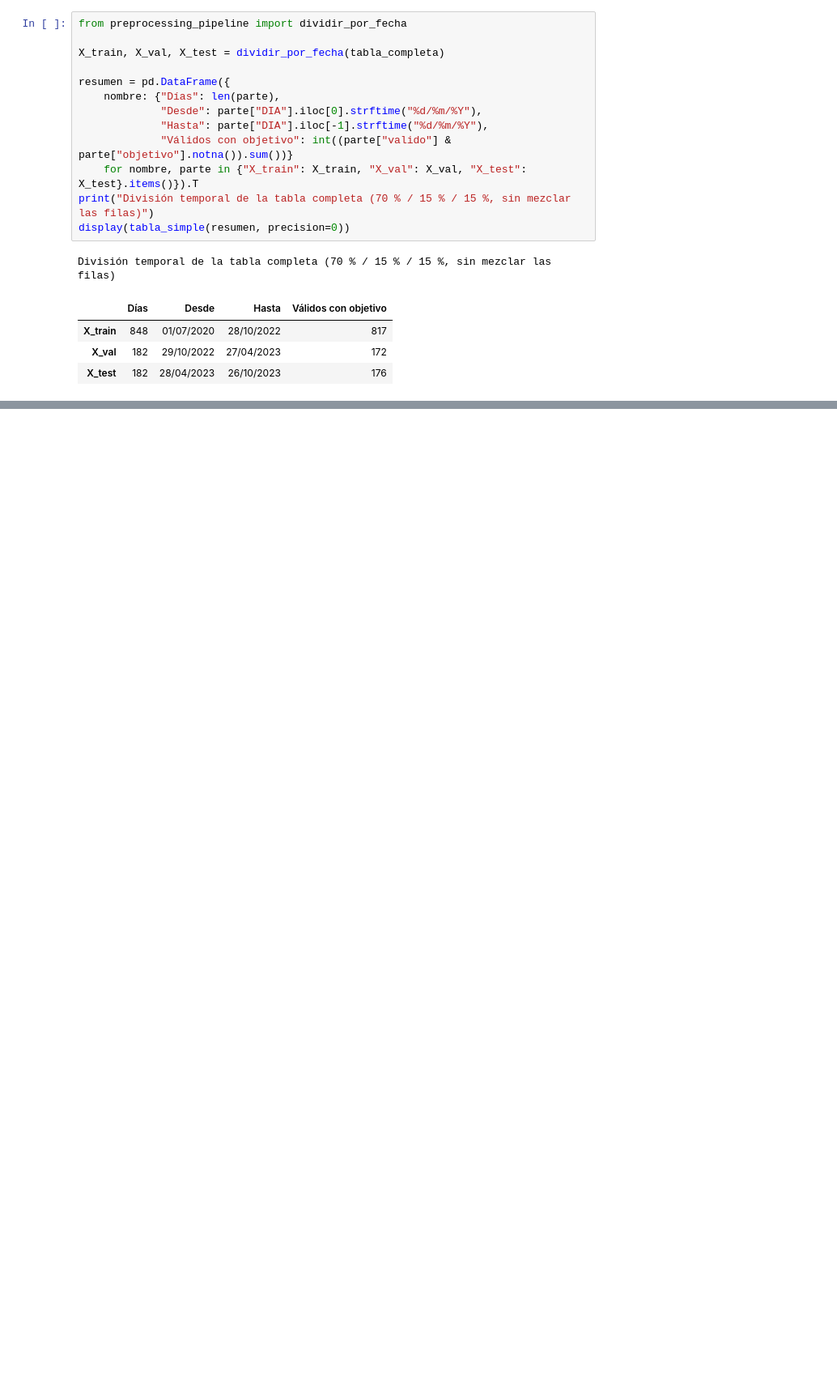
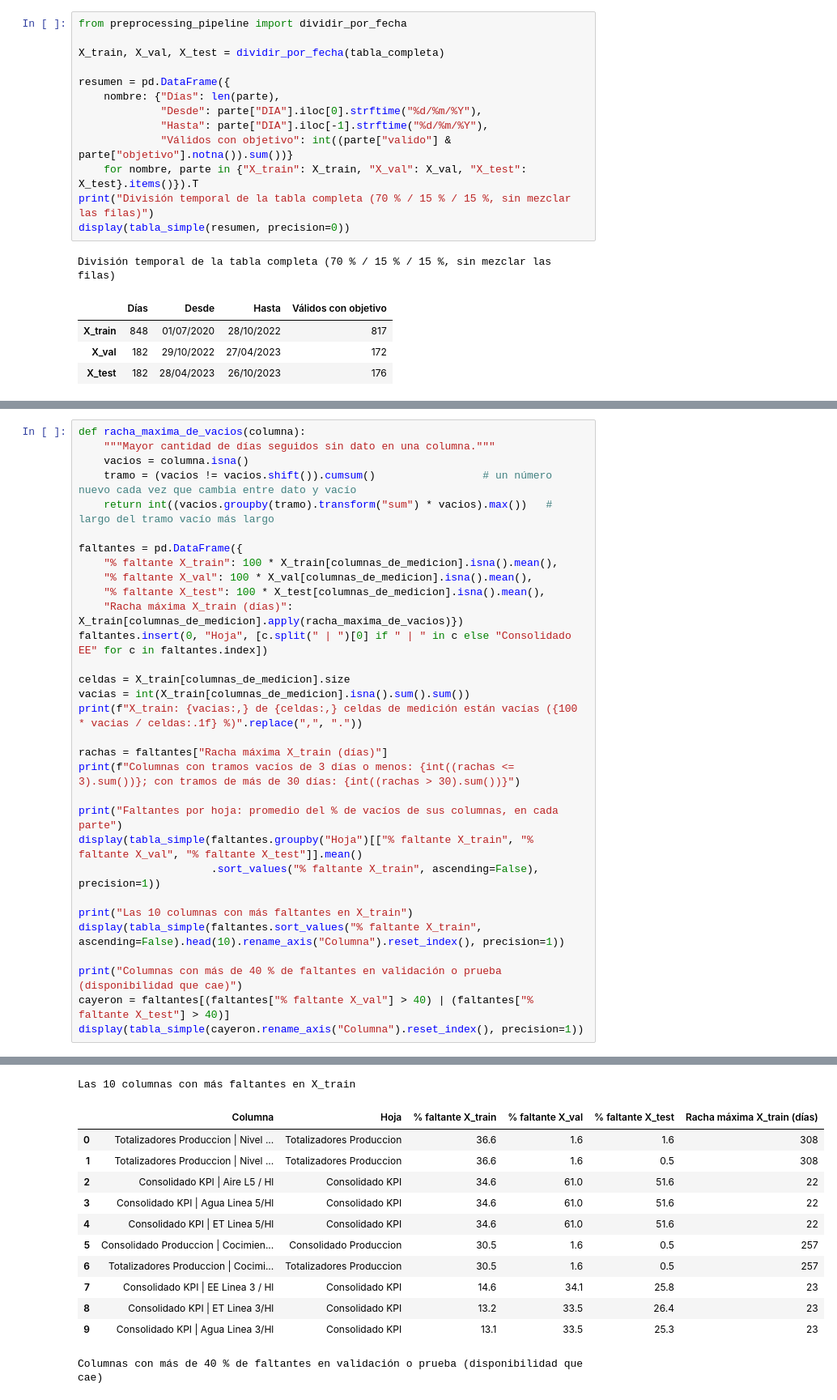
Before and after one commit to AlesioRios/Trabajo-Practico-Final-LD2, a Jupyter notebook: notebooks/preprocesamiento.ipynb, the cells around one changed output, grey strips where cells are left out. Shown at 81% size. Cells and saved outputs as stored; diff of their text form; blank space fills up the shorter version.

```diff
--- a/notebooks/preprocesamiento.ipynb
+++ b/notebooks/preprocesamiento.ipynb
@@ -64,0 +237,32 @@ División temporal de la tabla completa (70 % / 15 % / 15 %, sin mezclar las fil
+# %%
+def racha_maxima_de_vacios(columna):
+    """Mayor cantidad de días seguidos sin dato en una columna."""
+    vacios = columna.isna()
+    tramo = (vacios != vacios.shift()).cumsum()                 # un número nuevo cada vez que cambia entre dato y vacío
+    return int((vacios.groupby(tramo).transform("sum") * vacios).max())   # largo del tramo vacío más largo
+
+faltantes = pd.DataFrame({
+    "% faltante X_train": 100 * X_train[columnas_de_medicion].isna().mean(),
+    "% faltante X_val": 100 * X_val[columnas_de_medicion].isna().mean(),
+    "% faltante X_test": 100 * X_test[columnas_de_medicion].isna().mean(),
+    "Racha máxima X_train (días)": X_train[columnas_de_medicion].apply(racha_maxima_de_vacios)})
+faltantes.insert(0, "Hoja", [c.split(" | ")[0] if " | " in c else "Consolidado EE" for c in faltantes.index])
+
+celdas = X_train[columnas_de_medicion].size
+vacias = int(X_train[columnas_de_medicion].isna().sum().sum())
+print(f"X_train: {vacias:,} de {celdas:,} celdas de medición están vacías ({100 * vacias / celdas:.1f} %)".replace(",", "."))
+
+rachas = faltantes["Racha máxima X_train (días)"]
+print(f"Columnas con tramos vacíos de 3 días o menos: {int((rachas <= 3).sum())}; con tramos de más de 30 días: {int((rachas > 30).sum())}")
+
+print("Faltantes por hoja: promedio del % de vacíos de sus columnas, en cada parte")
+display(tabla_simple(faltantes.groupby("Hoja")[["% faltante X_train", "% faltante X_val", "% faltante X_test"]].mean()
+                     .sort_values("% faltante X_train", ascending=False), precision=1))
+
+print("Las 10 columnas con más faltantes en X_train")
+display(tabla_simple(faltantes.sort_values("% faltante X_train", ascending=False).head(10).rename_axis("Columna").reset_index(), precision=1))
+
+print("Columnas con más de 40 % de faltantes en validación o prueba (disponibilidad que cae)")
+cayeron = faltantes[(faltantes["% faltante X_val"] > 40) | (faltantes["% faltante X_test"] > 40)]
+display(tabla_simple(cayeron.rename_axis("Columna").reset_index(), precision=1))
+# %% [output]
@@ -64,0 +289,13 @@ División temporal de la tabla completa (70 % / 15 % / 15 %, sin mezclar las fil
+Las 10 columnas con más faltantes en X_train
+|  | Columna | Hoja | % faltante X_train | % faltante X_val | % faltante X_test | Racha máxima X_train (días) |
+| 0 | Totalizadores Produccion | Nivel ... | Totalizadores Produccion | 36.6 | 1.6 | 1.6 | 308 |
+| 1 | Totalizadores Produccion | Nivel ... | Totalizadores Produccion | 36.6 | 1.6 | 0.5 | 308 |
+| 2 | Consolidado KPI | Aire L5 / Hl | Consolidado KPI | 34.6 | 61.0 | 51.6 | 22 |
+| 3 | Consolidado KPI | Agua Linea 5/Hl | Consolidado KPI | 34.6 | 61.0 | 51.6 | 22 |
+| 4 | Consolidado KPI | ET Linea 5/Hl | Consolidado KPI | 34.6 | 61.0 | 51.6 | 22 |
+| 5 | Consolidado Produccion | Cocimien... | Consolidado Produccion | 30.5 | 1.6 | 0.5 | 257 |
+| 6 | Totalizadores Produccion | Cocimi... | Totalizadores Produccion | 30.5 | 1.6 | 0.5 | 257 |
+| 7 | Consolidado KPI | EE Linea 3 / Hl | Consolidado KPI | 14.6 | 34.1 | 25.8 | 23 |
+| 8 | Consolidado KPI | ET Linea 3/Hl | Consolidado KPI | 13.2 | 33.5 | 26.4 | 23 |
+| 9 | Consolidado KPI | Agua Linea 3/Hl | Consolidado KPI | 13.1 | 33.5 | 25.3 | 23 |
+Columnas con más de 40 % de faltantes en validación o prueba (disponibilidad que cae)
```
Also changed, not shown: parts of 11 cells of this notebook, 1 other file.
